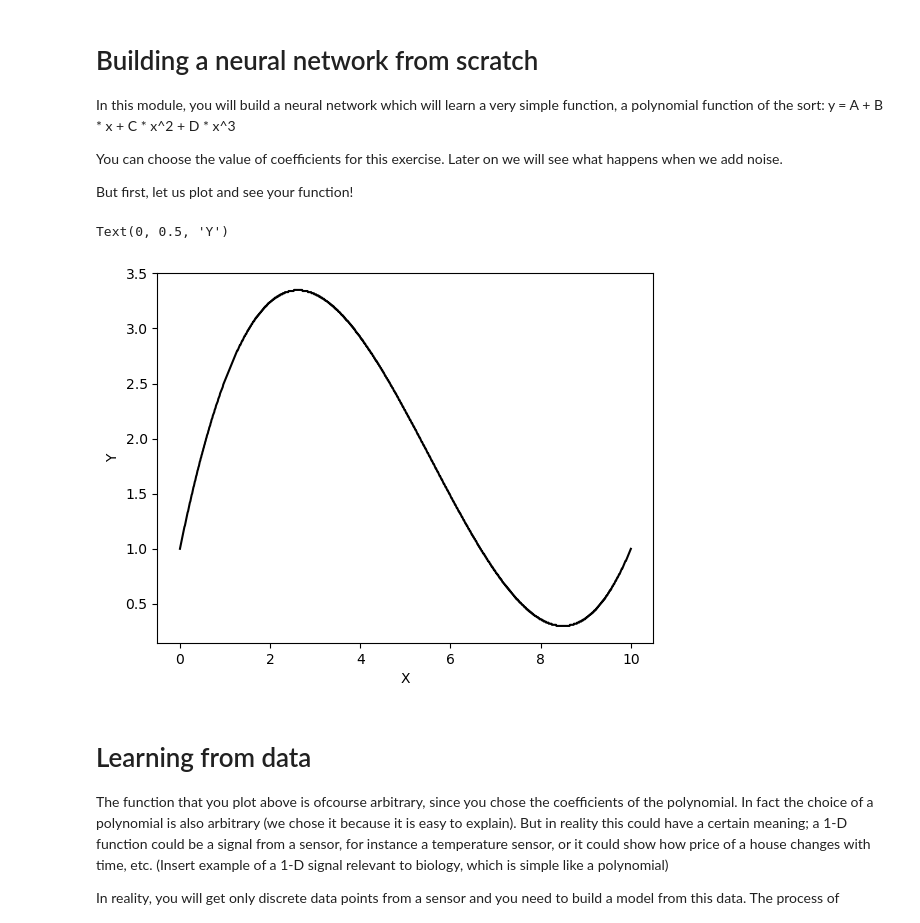
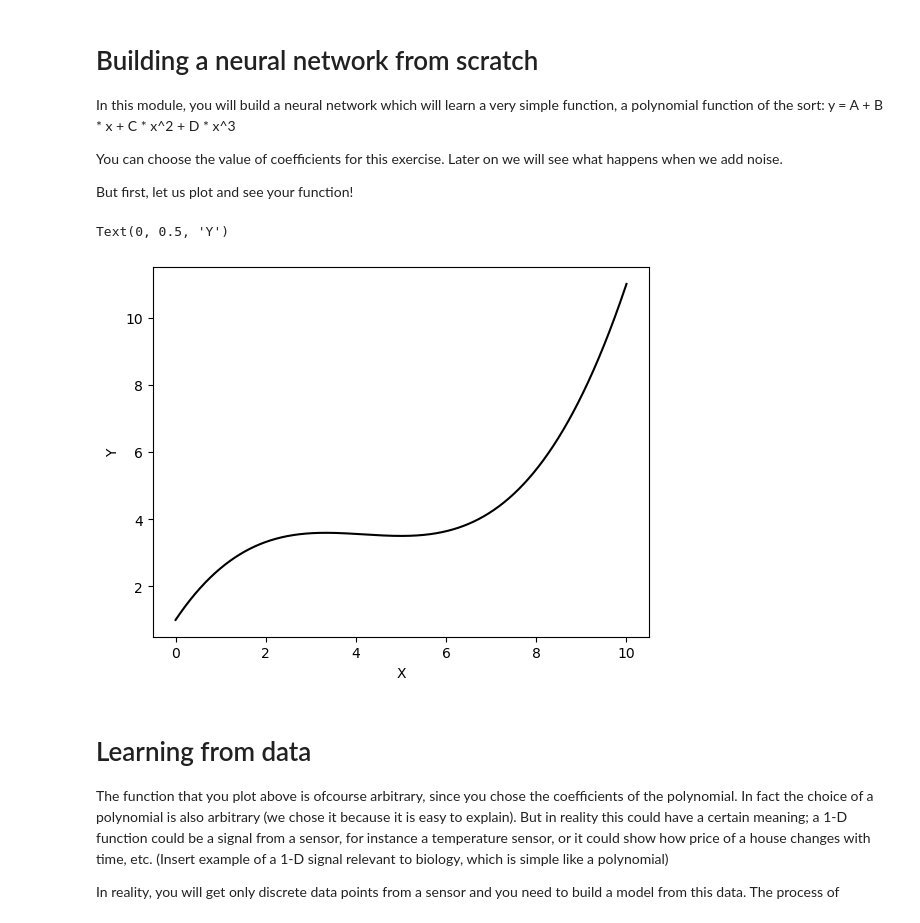
Before and after one commit to cryoTUD/ai4nanobiology, a Jupyter notebook: week_1/2_basics_nn.ipynb, the cells around one changed output. Drawn from its saved outputs; the diff is of its cells as text; code cells hidden in the pictures.

```diff
--- a/week_1/2_basics_nn.ipynb
+++ b/week_1/2_basics_nn.ipynb
@@ -18,20 +18,22 @@ But first, let us plot and see your function!
 # %%
 import numpy as np
 import pandas as pd
+import warnings
+warnings.filterwarnings("ignore")
 import matplotlib.pyplot as plt
 A = 1 # np.random.normal(loc=1, scale=0.5, size=1).round(2), 1
 B = 2 # np.random.normal(loc=2, scale=0.5, size=1).round(2)
 C = -0.5 # np.random.normal(loc=-0.5, scale=0.5, size=1).round(2)
-D = 0.03 # np.random.normal(loc=0.04, scale=0.05, size=1).round(2)
-x_true = np.linspace(0, 10, 1000).round(2)
-y_true = (A + B * x_true + C * x_true**2 + D * x_true**3).round(2)
+D = 0.04 # np.random.normal(loc=0.04, scale=0.05, size=1).round(2)
+x_true = np.linspace(0, 10, 1000)
+y_true = A + B * x_true + C * x_true**2 + D * x_true**3
 
 plt.plot(x_true, y_true, color="black")
 plt.xlabel('X')
 plt.ylabel('Y')
 # %% [output]
 Text(0, 0.5, 'Y')
-[figure, old version]
+[figure, new version]
 # %% [markdown]
 # Learning from data
 The function that you plot above is ofcourse arbitrary, since you chose the coefficients of the polynomial. In fact the choice of a polynomial is also arbitrary (we chose it because it is easy to explain). But in reality this could have a certain meaning; a 1-D function could be a signal from a sensor, for instance a temperature sensor, or it could show how price of a house changes with time, etc.
```
Also changed, not shown: parts of 42 cells of this notebook.
